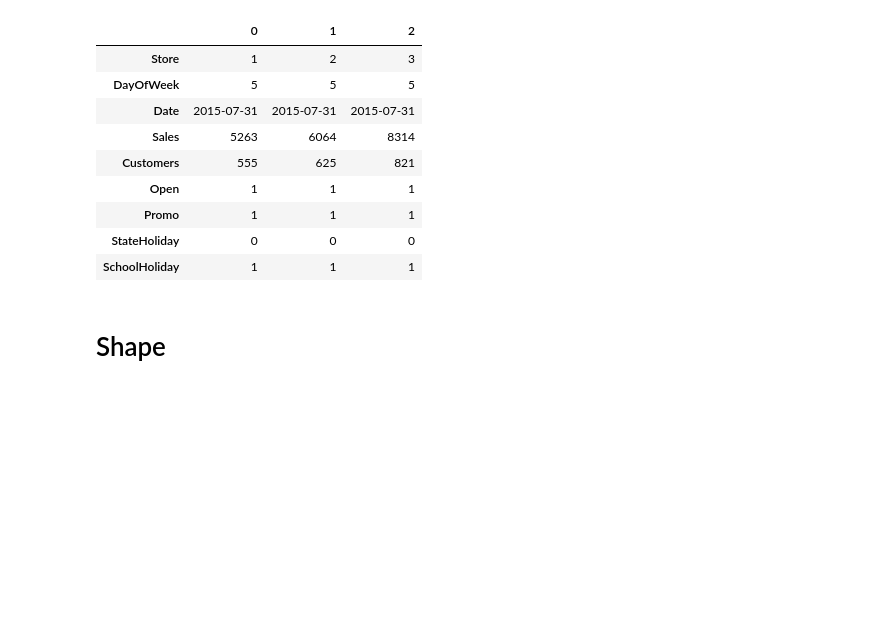
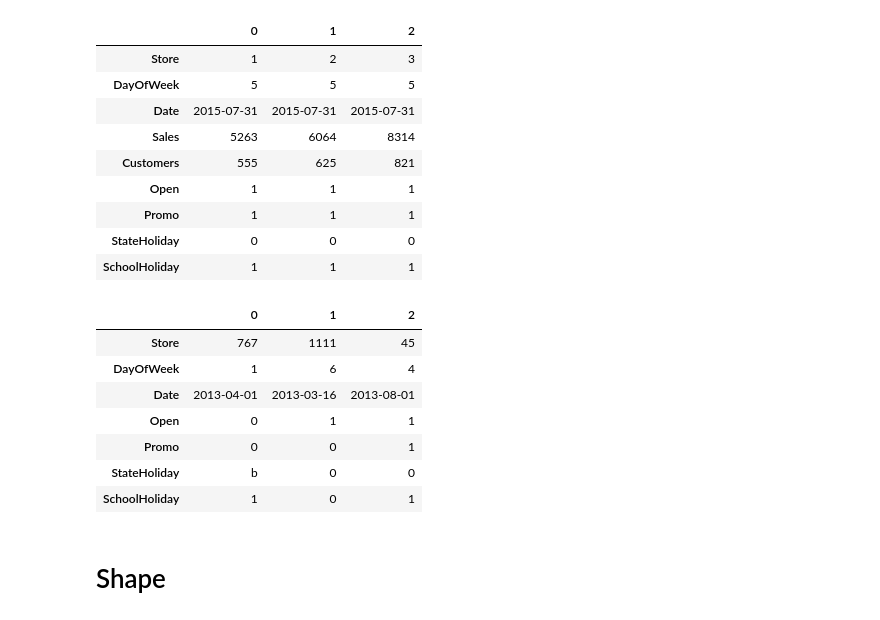
Before and after one commit to maha-prathamesh/Hackathon, a Jupyter notebook: Dockship/Segmind Grand AI Challenge 2021/Segmind_Grand_AI_Challenge_2021.ipynb, the cells around one changed output. Cells and saved outputs as stored; diff of their text form; code cells hidden in the pictures; blank space fills up the shorter version.

```diff
--- a/Dockship/Segmind Grand AI Challenge 2021/Segmind_Grand_AI_Challenge_2021.ipynb
+++ b/Dockship/Segmind Grand AI Challenge 2021/Segmind_Grand_AI_Challenge_2021.ipynb
@@ -64,6 +64,17 @@ df_train.head(3).T
 | Promo | 1 | 1 | 1 |
 | StateHoliday | 0 | 0 | 0 |
 | SchoolHoliday | 1 | 1 | 1 |
+# %%
+df_test.head(3).T
+# %% [output]
+|  | 0 | 1 | 2 |
+| Store | 767 | 1111 | 45 |
+| DayOfWeek | 1 | 6 | 4 |
+| Date | 2013-04-01 | 2013-03-16 | 2013-08-01 |
+| Open | 0 | 1 | 1 |
+| Promo | 0 | 0 | 1 |
+| StateHoliday | b | 0 | 0 |
+| SchoolHoliday | 1 | 0 | 1 |
 # %% [markdown]
 # Shape
 # %%
```
Also changed, not shown: parts of 26 cells of this notebook.
